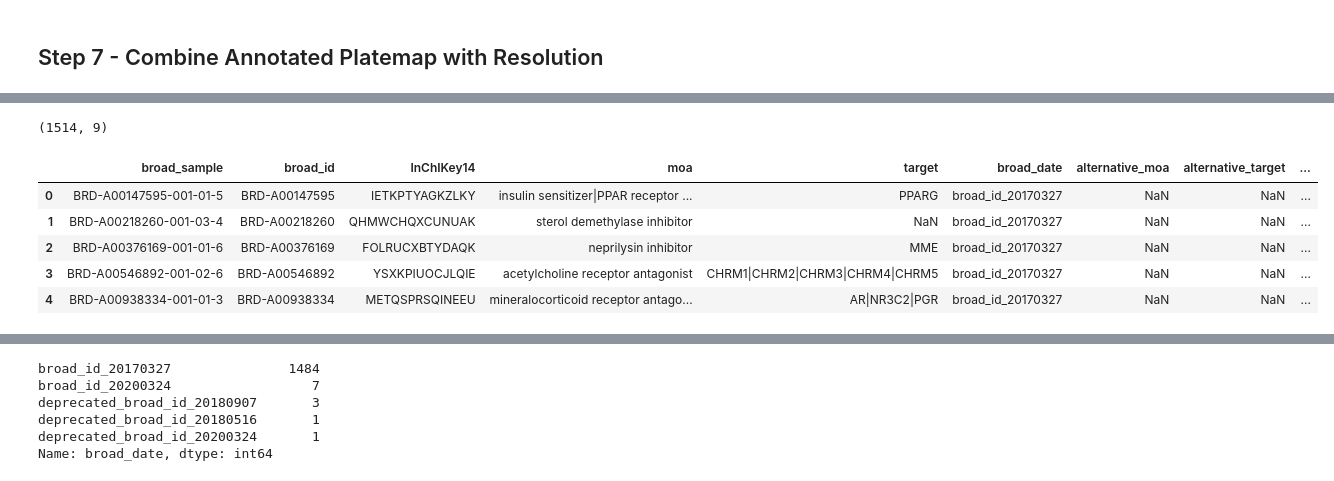
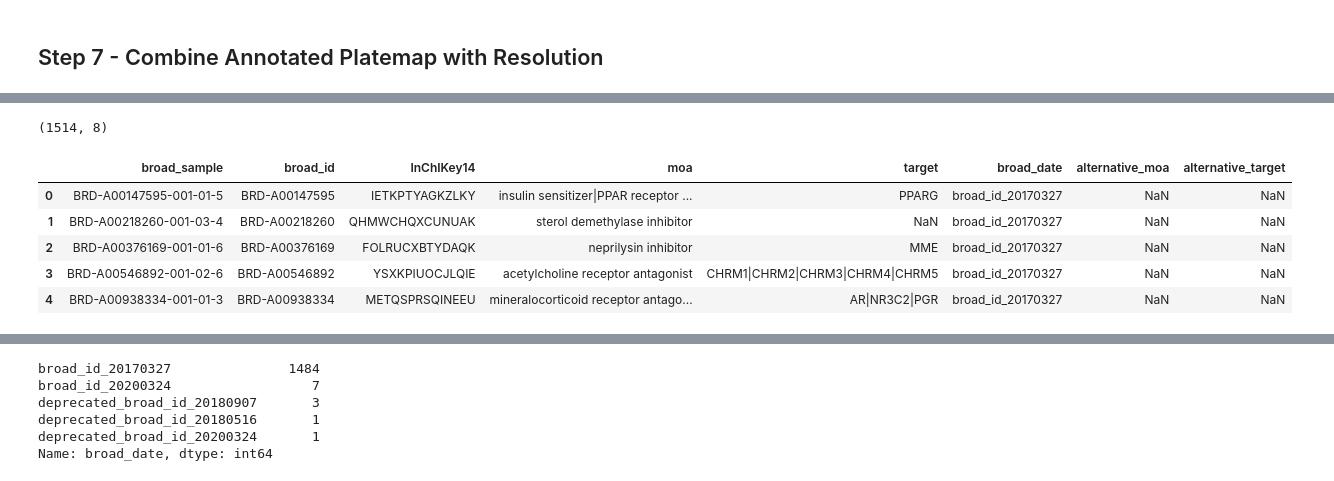
Before and after one commit to broadinstitute/lincs-cell-painting, a Jupyter notebook: metadata/moa/3.align-moa.ipynb, the cells around one changed output, grey strips where cells are left out. Cells and saved outputs as stored; diff of their text form; code cells hidden in the pictures.

Commit message:
drop "deprecated" column

```diff
--- a/metadata/moa/3.align-moa.ipynb
+++ b/metadata/moa/3.align-moa.ipynb
@@ -548,24 +548,25 @@ first_step_resolve_df = first_step_resolve_df.assign(
 # %%
 moa_map_df = (
     pd.concat([platemap_moa_easy_df, first_step_resolve_df, alternative_resolved_df])
     .sort_values(by="broad_id")
     .reset_index(drop=True)
+    .drop("deprecated", axis="columns")
 )
 
 assert (
     moa_map_df.broad_id.value_counts().sum() == moa_map_df.shape[0]
 ), "Error, broad_ids have been duplicated somewhere along the way"
 
 print(moa_map_df.shape)
 moa_map_df.head()
 # %% [output]
-(1514, 9)
+(1514, 8)
-|  | broad_sample | broad_id | InChIKey14 | moa | target | broad_date | alternative_moa | alternative_target | ... |
-| 0 | BRD-A00147595-001-01-5 | BRD-A00147595 | IETKPTYAGKZLKY | insulin sensitizer|PPAR receptor ... | PPARG | broad_id_20170327 | NaN | NaN | ... |
-| 1 | BRD-A00218260-001-03-4 | BRD-A00218260 | QHMWCHQXCUNUAK | sterol demethylase inhibitor | NaN | broad_id_20170327 | NaN | NaN | ... |
-| 2 | BRD-A00376169-001-01-6 | BRD-A00376169 | FOLRUCXBTYDAQK | neprilysin inhibitor | MME | broad_id_20170327 | NaN | NaN | ... |
-| 3 | BRD-A00546892-001-02-6 | BRD-A00546892 | YSXKPIUOCJLQIE | acetylcholine receptor antagonist | CHRM1|CHRM2|CHRM3|CHRM4|CHRM5 | broad_id_20170327 | NaN | NaN | ... |
-| 4 | BRD-A00938334-001-01-3 | BRD-A00938334 | METQSPRSQINEEU | mineralocorticoid receptor antago... | AR|NR3C2|PGR | broad_id_20170327 | NaN | NaN | ... |
+|  | broad_sample | broad_id | InChIKey14 | moa | target | broad_date | alternative_moa | alternative_target |
+| 0 | BRD-A00147595-001-01-5 | BRD-A00147595 | IETKPTYAGKZLKY | insulin sensitizer|PPAR receptor ... | PPARG | broad_id_20170327 | NaN | NaN |
+| 1 | BRD-A00218260-001-03-4 | BRD-A00218260 | QHMWCHQXCUNUAK | sterol demethylase inhibitor | NaN | broad_id_20170327 | NaN | NaN |
+| 2 | BRD-A00376169-001-01-6 | BRD-A00376169 | FOLRUCXBTYDAQK | neprilysin inhibitor | MME | broad_id_20170327 | NaN | NaN |
+| 3 | BRD-A00546892-001-02-6 | BRD-A00546892 | YSXKPIUOCJLQIE | acetylcholine receptor antagonist | CHRM1|CHRM2|CHRM3|CHRM4|CHRM5 | broad_id_20170327 | NaN | NaN |
+| 4 | BRD-A00938334-001-01-3 | BRD-A00938334 | METQSPRSQINEEU | mineralocorticoid receptor antago... | AR|NR3C2|PGR | broad_id_20170327 | NaN | NaN |
 [interactive output not drawn]
 # %%
 # Interpretation: This is the CLUE version the 2020 CLUE version (most recent) used to map
```
Also changed, not shown: 2 other files.
